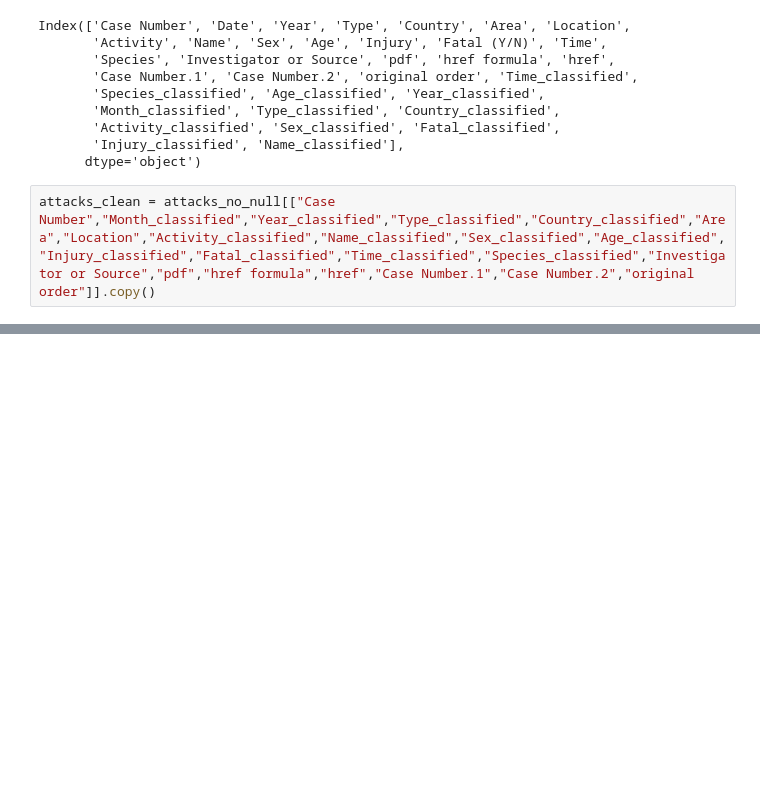
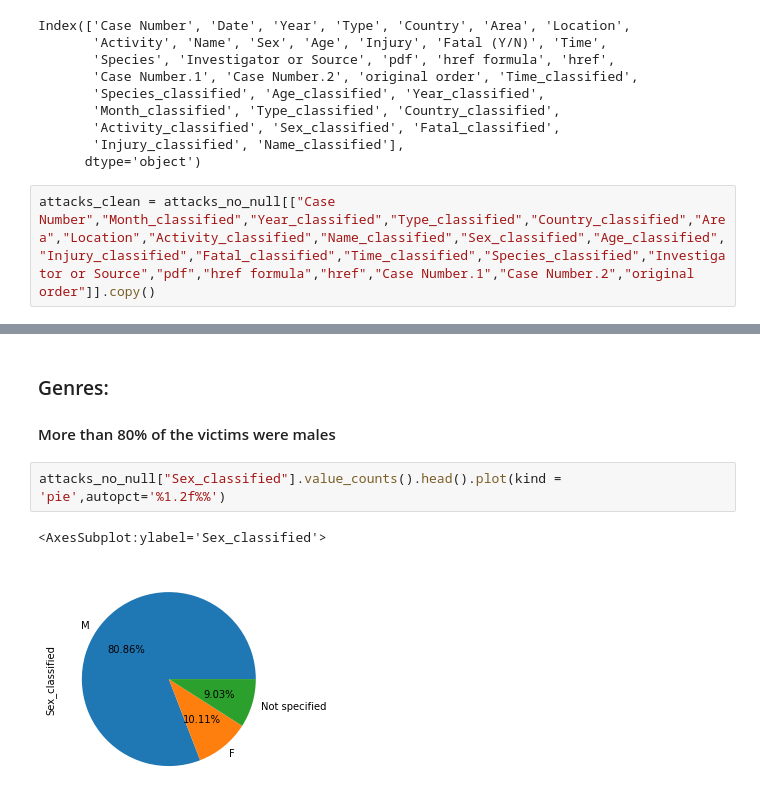
Before and after one commit to smunozan/datamex_082020, a Jupyter notebook: module-1/pandas-project/your-code/data-wrangling.ipynb, the cells around one changed output, grey strips where cells are left out. Drawn from its saved outputs; the diff is of its cells as text; blank space fills up the shorter version.

```diff
--- a/module-1/pandas-project/your-code/data-wrangling.ipynb
+++ b/module-1/pandas-project/your-code/data-wrangling.ipynb
@@ -868,0 +917,9 @@ attacks_clean
+# %% [markdown]
+### Genres:
+
+#### More than 80% of the victims were males
+# %%
+attacks_no_null["Sex_classified"].value_counts().head().plot(kind = 'pie',autopct='%1.2f%%')
+# %% [output]
+<AxesSubplot:ylabel='Sex_classified'>
+[figure, added]
```
Also changed, not shown: parts of 26 cells of this notebook, 6 other files.
